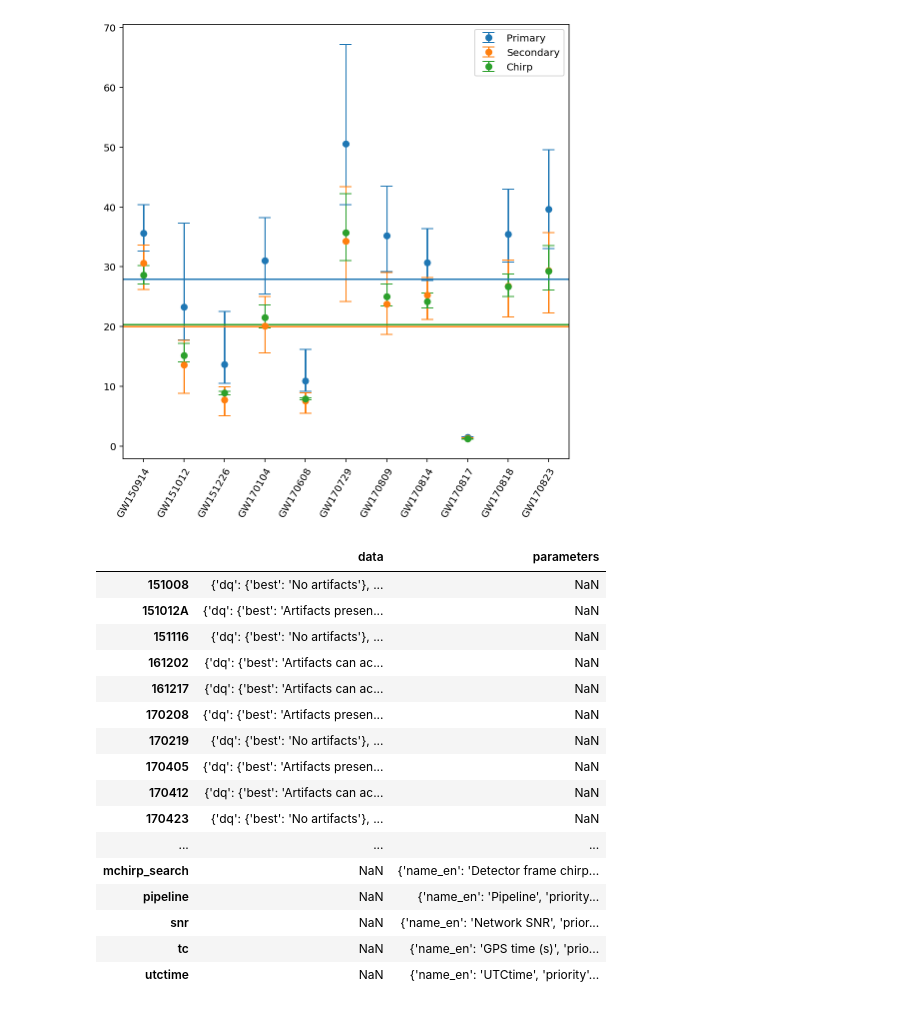
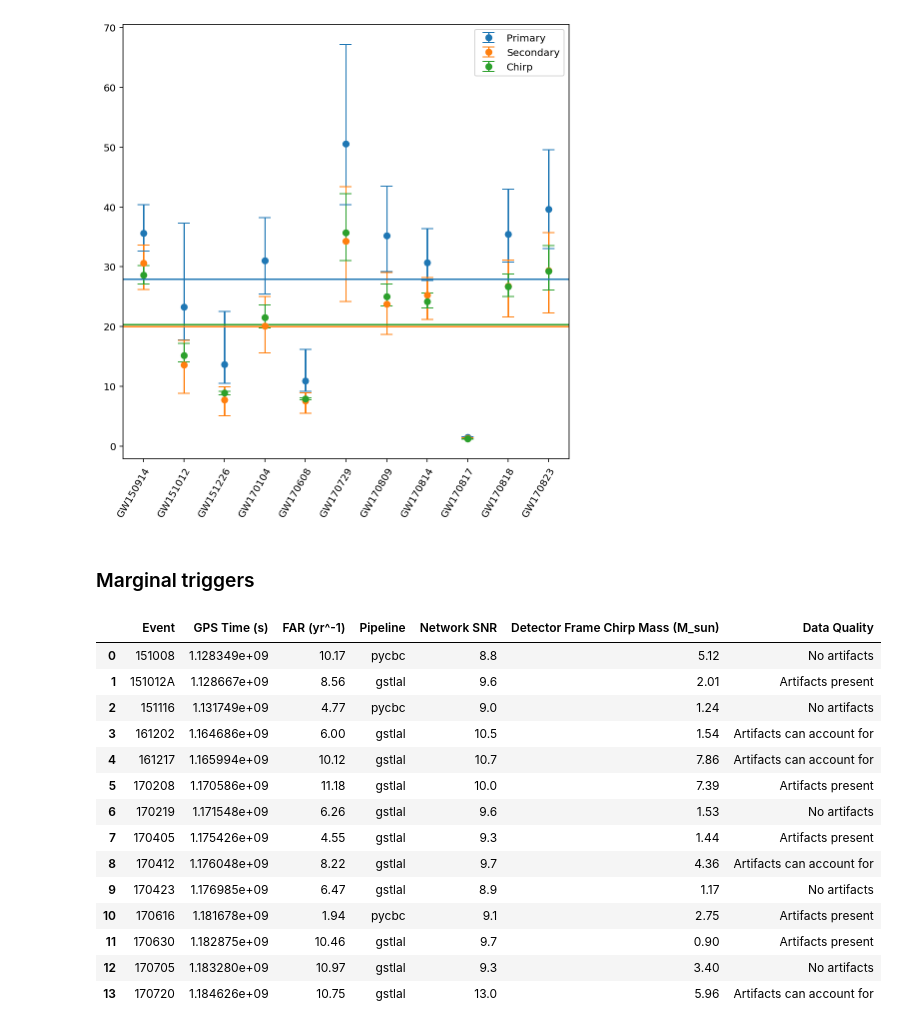
Before and after one commit to charlotteolsen/astrostats_GWproject, a Jupyter notebook: GW_project_massplots.ipynb, the cells around one changed output. Saved outputs shown, nothing was run; the diff lists cells and outputs as text; code cells hidden in the pictures.

```diff
--- a/GW_project_massplots.ipynb
+++ b/GW_project_massplots.ipynb
@@ -235,4 +235,6 @@ plt.setp(ax.get_xticklabels(), rotation=60, ha="right",
          rotation_mode="anchor");
 # %% [output]
 [figure]
+# %% [markdown]
+###  Marginal triggers
 # %%
@@ -240,20 +241,0 @@ csv_test = pd.read_json('./marginal.json')
-# %%
-csv_test
-# %% [output]
-|  | data | parameters |
-| 151008 | {'dq': {'best': 'No artifacts'}, ... | NaN |
-| 151012A | {'dq': {'best': 'Artifacts presen... | NaN |
-| 151116 | {'dq': {'best': 'No artifacts'}, ... | NaN |
-| 161202 | {'dq': {'best': 'Artifacts can ac... | NaN |
-| 161217 | {'dq': {'best': 'Artifacts can ac... | NaN |
-| 170208 | {'dq': {'best': 'Artifacts presen... | NaN |
-| 170219 | {'dq': {'best': 'No artifacts'}, ... | NaN |
-| 170405 | {'dq': {'best': 'Artifacts presen... | NaN |
-| 170412 | {'dq': {'best': 'Artifacts can ac... | NaN |
-| 170423 | {'dq': {'best': 'No artifacts'}, ... | NaN |
-| ... | ... | ... |
-| mchirp_search | NaN | {'name_en': 'Detector frame chirp... |
-| pipeline | NaN | {'name_en': 'Pipeline', 'priority... |
-| snr | NaN | {'name_en': 'Network SNR', 'prior... |
-| tc | NaN | {'name_en': 'GPS time (s)', 'prio... |
-| utctime | NaN | {'name_en': 'UTCtime', 'priority'... |
@@ -259,0 +244,18 @@ csv_test
+# %%
+csv_marginals
+# %% [output]
+|  | Event | GPS Time (s) | FAR (yr^-1) | Pipeline | Network SNR | Detector Frame Chirp Mass (M_sun) | Data Quality |
+| 0 | 151008 | 1.128349e+09 | 10.17 | pycbc | 8.8 | 5.12 | No artifacts |
+| 1 | 151012A | 1.128667e+09 | 8.56 | gstlal | 9.6 | 2.01 | Artifacts present |
+| 2 | 151116 | 1.131749e+09 | 4.77 | pycbc | 9.0 | 1.24 | No artifacts |
+| 3 | 161202 | 1.164686e+09 | 6.00 | gstlal | 10.5 | 1.54 | Artifacts can account for |
+| 4 | 161217 | 1.165994e+09 | 10.12 | gstlal | 10.7 | 7.86 | Artifacts can account for |
+| 5 | 170208 | 1.170586e+09 | 11.18 | gstlal | 10.0 | 7.39 | Artifacts present |
+| 6 | 170219 | 1.171548e+09 | 6.26 | gstlal | 9.6 | 1.53 | No artifacts |
+| 7 | 170405 | 1.175426e+09 | 4.55 | gstlal | 9.3 | 1.44 | Artifacts present |
+| 8 | 170412 | 1.176048e+09 | 8.22 | gstlal | 9.7 | 4.36 | Artifacts can account for |
+| 9 | 170423 | 1.176985e+09 | 6.47 | gstlal | 8.9 | 1.17 | No artifacts |
+| 10 | 170616 | 1.181678e+09 | 1.94 | pycbc | 9.1 | 2.75 | Artifacts present |
+| 11 | 170630 | 1.182875e+09 | 10.46 | gstlal | 9.7 | 0.90 | Artifacts present |
+| 12 | 170705 | 1.183280e+09 | 10.97 | gstlal | 9.3 | 3.40 | No artifacts |
+| 13 | 170720 | 1.184626e+09 | 10.75 | gstlal | 13.0 | 5.96 | Artifacts can account for |
```
Also changed, not shown: parts of 5 cells of this notebook.
